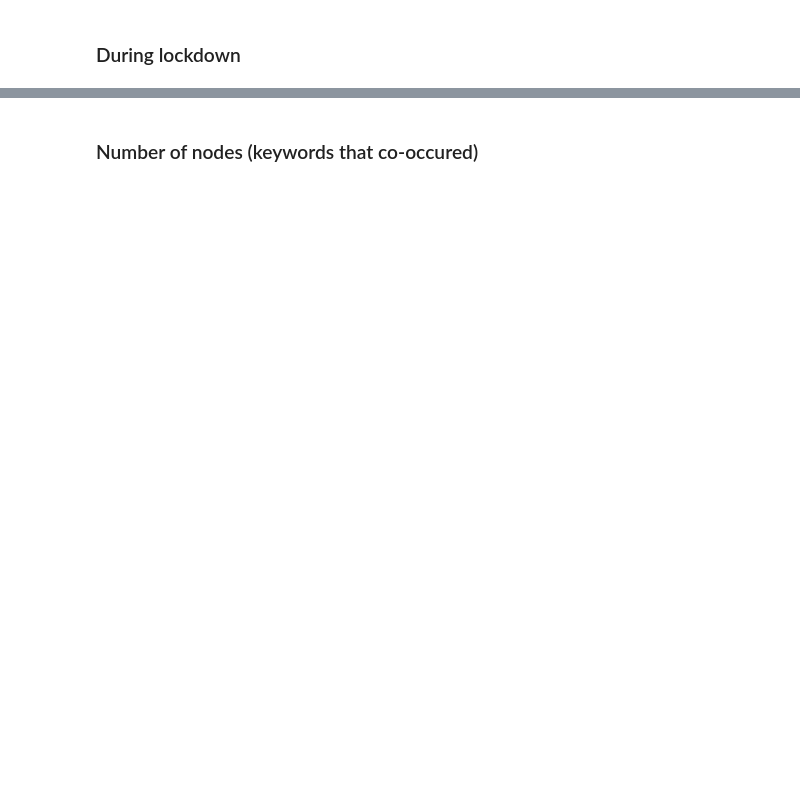
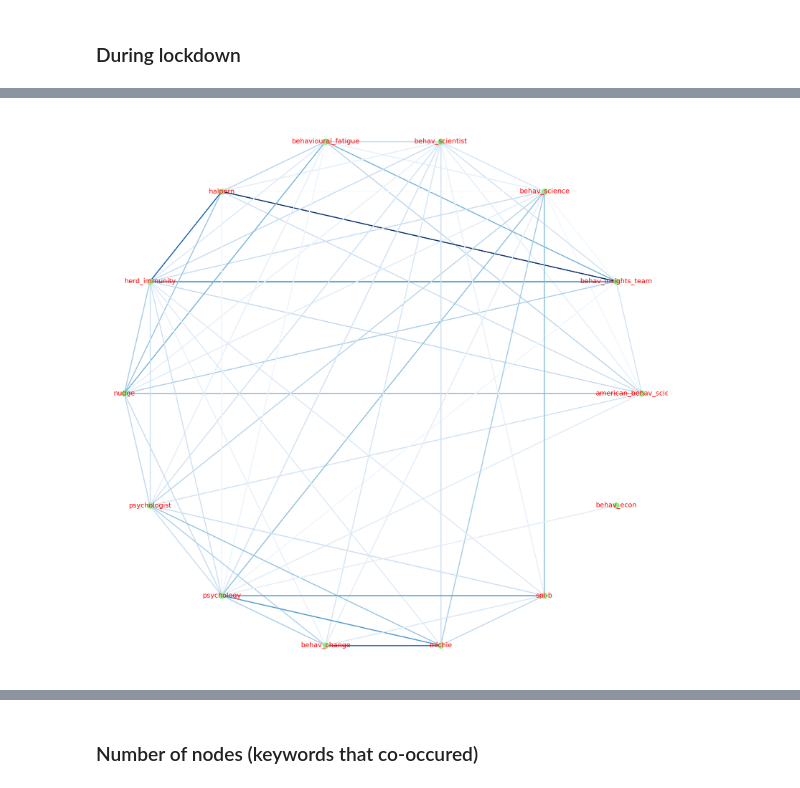
Before and after one commit to exfalsoquodlibet/behavioural-sci-perception, a Jupyter notebook: notebooks/news_media/keywords-co-occurrence-across-time.ipynb, the cells around one changed output, grey strips where cells are left out. Cells and saved outputs as stored; diff of their text form; code cells hidden in the pictures; blank space fills up the shorter version.

```diff
--- a/notebooks/news_media/keywords-co-occurrence-across-time.ipynb
+++ b/notebooks/news_media/keywords-co-occurrence-across-time.ipynb
@@ -575,0 +747,6 @@ nx.draw_networkx(lock_dice_graph,
+# %%
+post_dice_coefs.dropna(inplace=True)
+# %%
+post_dice_coefs = post_dice_coefs[post_dice_coefs.post_weight > 0.0]
+# %%
+post_dice_graph = nx.from_pandas_edgelist(post_dice_coefs[['source', 'target', 'post_weight']], edge_attr=True)
@@ -575,0 +758,17 @@ nx.draw_networkx(lock_dice_graph,
+# %%
+# extract weights, we'll use them for plotting
+post_dice_weights = list(nx.get_edge_attributes(post_dice_graph,'post_weight').values())
+# %%
+fig, ax = plt.subplots(figsize=(30,30))
+nx.draw_circular(post_dice_graph,
+                 with_labels=True,
+                 edge_color=post_dice_weights,
+                 width=3,
+                 node_color='lightgreen',
+                 font_size=20,
+                 font_color='red',
+                 font_weight=3,
+                 edge_cmap=plt.cm.Blues
+                )
+# %% [output]
+[figure, added]
```
Also changed, not shown: parts of 159 cells of this notebook.
